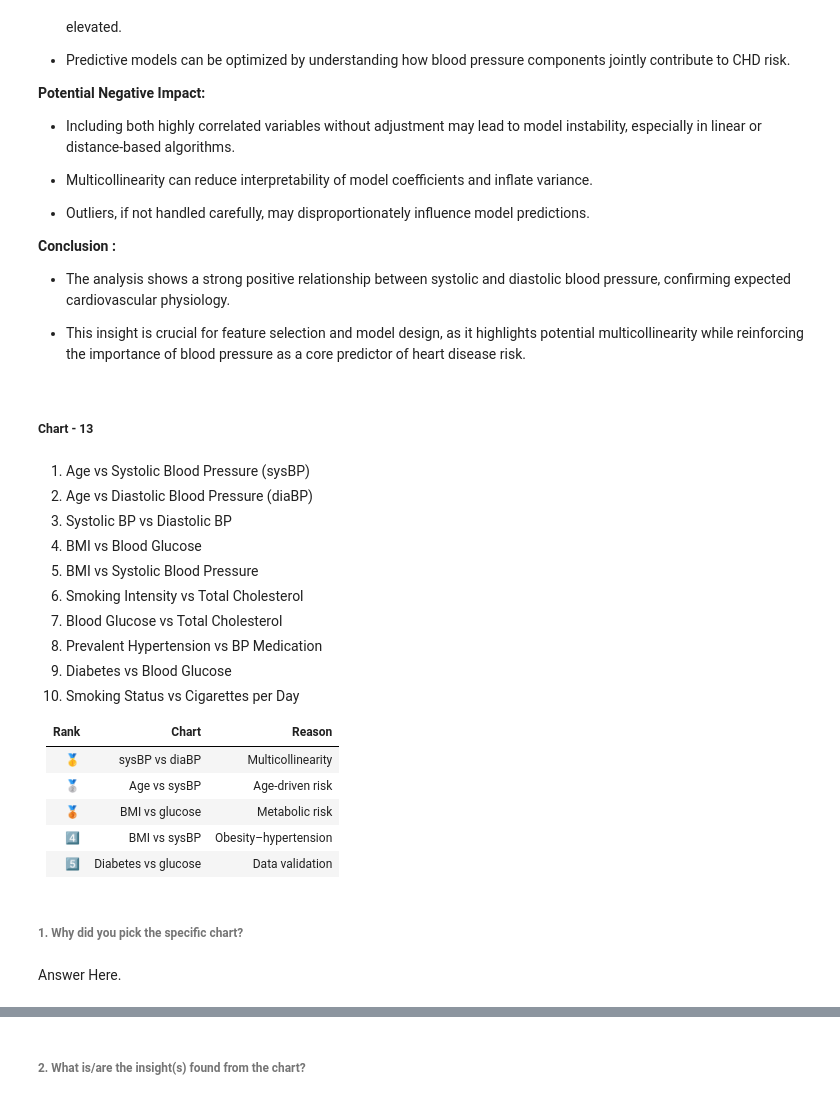
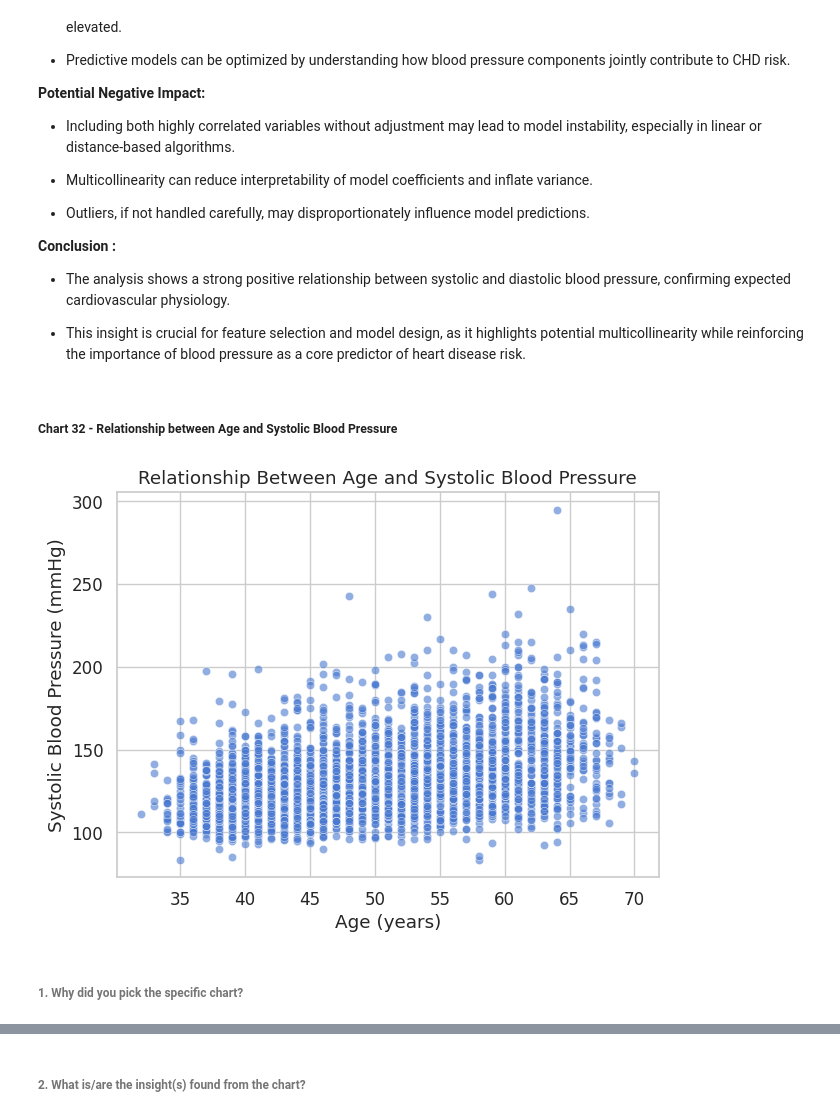
Before and after one commit to MonaliM5/cardio_risk_prediction, a Jupyter notebook: notebooks/Cardiovascular_Risk_Prediction.ipynb, the cells around one changed output, grey strips where cells are left out. Cells and saved outputs as stored; diff of their text form; code cells hidden in the pictures.

Commit message:
viz (chart 32) : analyze relationship between age and systolic blood pressure🩸

```diff
--- a/notebooks/Cardiovascular_Risk_Prediction.ipynb
+++ b/notebooks/Cardiovascular_Risk_Prediction.ipynb
@@ -3090,25 +3110,3 @@ Are there any insights that lead to negative growth? Justify with specific reaso
 * The analysis shows a strong positive relationship between systolic and diastolic blood pressure, confirming expected cardiovascular physiology.
 
 * This insight is crucial for feature selection and model design, as it highlights potential multicollinearity while reinforcing the importance of blood pressure as a core predictor of heart disease risk.
-# %% [markdown]
-##### Chart - 13
-# %% [markdown]
- 1. Age vs Systolic Blood Pressure (sysBP)
- 2. Age vs Diastolic Blood Pressure (diaBP)
- 3. Systolic BP vs Diastolic BP
- 4. BMI vs Blood Glucose
- 5. BMI vs Systolic Blood Pressure
- 6. Smoking Intensity vs Total Cholesterol
- 7. Blood Glucose vs Total Cholesterol
- 8. Prevalent Hypertension vs BP Medication
- 9. Diabetes vs Blood Glucose
- 10. Smoking Status vs Cigarettes per Day
-
-
-| Rank | Chart               | Reason               |
-| ---- | ------------------- | -------------------- |
-| 🥇   | sysBP vs diaBP      | Multicollinearity    |
-| 🥈   | Age vs sysBP        | Age-driven risk      |
-| 🥉   | BMI vs glucose      | Metabolic risk       |
-| 4️⃣  | BMI vs sysBP        | Obesity–hypertension |
-| 5️⃣  | Diabetes vs glucose | Data validation      |
@@ -3117,4 +3113,37 @@ Are there any insights that lead to negative growth? Justify with specific reaso
+# %% [markdown]
+##### Chart 32 - Relationship between Age and Systolic Blood Pressure
+# %%
+# Chart - 32 visualization code
+
+# ============================================================
+# 📊 Bivariate Analysis - Chart 16
+# Relationship between Age and Systolic Blood Pressure
+# ============================================================
+
+
+# creating a new figure to define the size of the plot
+plt.figure(figsize=(7, 5))
+
+# plotting a scatter plot to visualize the relationship between age and systolic blood pressure
+sns.scatterplot(
+    x='age',
+    y='sysBP',
+    data=df_wrangle,
+    alpha=0.6
+)
+
+# setting the title to describe the relationship being visualized
+plt.title('Relationship Between Age and Systolic Blood Pressure')
+
+# labeling the x-axis to represent age in years
+plt.xlabel('Age (years)')
+
+# labeling the y-axis to represent systolic blood pressure values
+plt.ylabel('Systolic Blood Pressure (mmHg)')
+
+# displaying the final plot
+plt.show()
+# %% [output]
+[figure, added]
 # %% [markdown]
 ###### 1. Why did you pick the specific chart?
-# %% [markdown]
-Answer Here.
```
Also changed, not shown: parts of 9 cells of this notebook.
